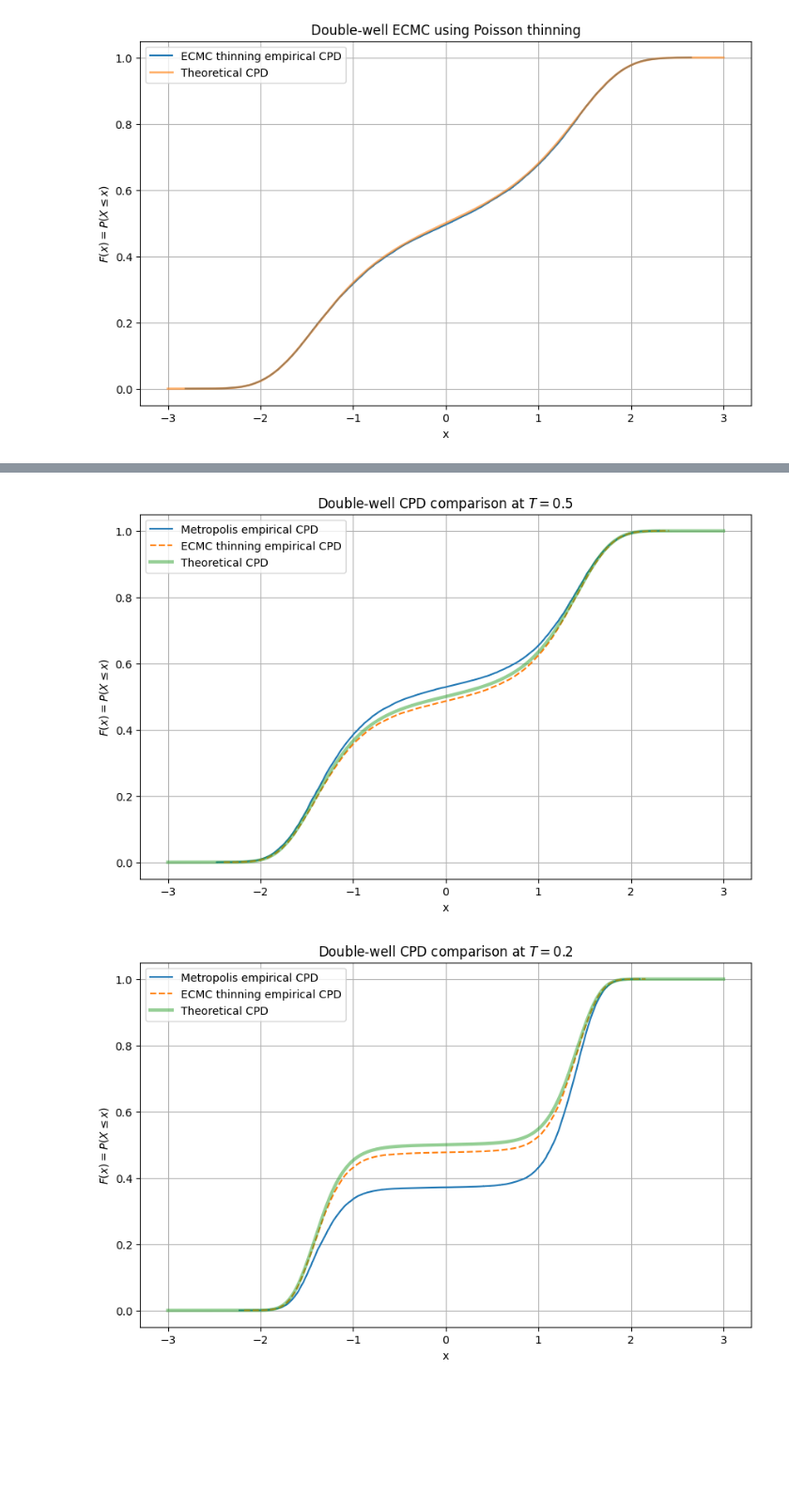
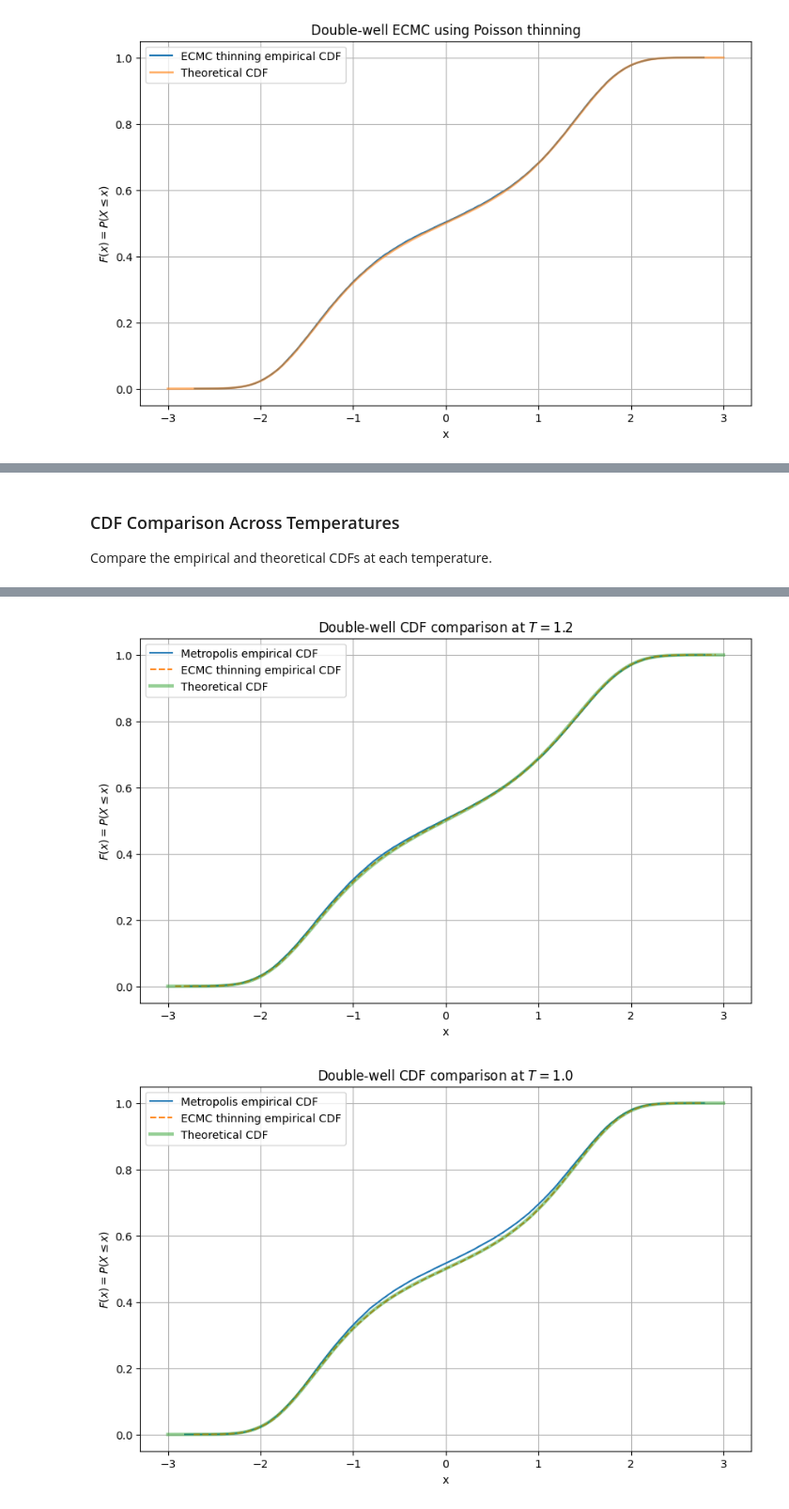
Before and after one commit to Shinichi03/PMSC_Individual_Project, a Jupyter notebook: Baseline Cases/Ground_Work.ipynb, the cells around one changed output, grey strips where cells are left out. Shown at 94% size. Drawn from its saved outputs; the diff is of its cells as text; code cells hidden in the pictures; blank space fills up the shorter version.

```diff
--- a/Baseline Cases/Ground_Work.ipynb
+++ b/Baseline Cases/Ground_Work.ipynb
@@ -95,7 +122,7 @@ def run_metropolis(initial_x, num_steps, proposal_width, temperature, potential_
 # %%
 temperature = 1.0
 initial_x = 5.0
-num_steps = 50_000
+num_steps = 10**5
 proposal_width = 2.0
 burn_in = 1_000
 
@@ -925,7 +984,7 @@ def run_ecmc_double_well(initial_x, num_burn_in_steps, num_samples, distance_bet
     return np.array([potential_trajectory, position_trajectory])
 # %%
 num_burn_in_steps = 1_000
-num_samples = 50_000
+num_samples = 10**5
 distance_between_samples = 1.0
 initial_x = 0.0
 temperature = 1.0
@@ -1274,7 +1339,7 @@ def run_ecmc_double_well_thinning(initial_x, num_burn_in_steps, num_samples, dis
 # %%
 temperature = 1.0
 num_burn_in_steps = 1_000
-num_samples = 50_000
+num_samples = 10**5
 distance_between_samples = 1.0
 initial_x = 0.0
 
@@ -1381,13 +1450,13 @@ def run_double_well_temperature_experiment(temperature, a, b, num_burn_in_steps,
 
     ecmc_samples = ecmc_trajectory[1, num_burn_in_steps:]
 
-    # CPDs.
-    metropolis_x_cpd, metropolis_y_cpd = empirical_cpd(metropolis_samples)
-    ecmc_x_cpd, ecmc_y_cpd = empirical_cpd(ecmc_samples)
+    # CDFs.
+    metropolis_x_cdf, metropolis_y_cdf = empirical_cdf(metropolis_samples)
+    ecmc_x_cdf, ecmc_y_cdf = empirical_cdf(ecmc_samples)
 
     x_grid = np.linspace(-3, 3, 4000)
 
-    theory_cpd = theoretical_cpd(
+    theory_cdf = theoretical_cdf(
         x_grid,
         double_potential,
         temperature
@@ -1415,18 +1484,18 @@ def run_double_well_temperature_experiment(temperature, a, b, num_burn_in_steps,
         "metropolis_trajectory": metropolis_trajectory,
         "metropolis_samples": metropolis_samples,
         "metropolis_acceptance_rate": metropolis_acceptance_rate,
-        "metropolis_x_cpd": metropolis_x_cpd,
-        "metropolis_y_cpd": metropolis_y_cpd,
+        "metropolis_x_cdf": metropolis_x_cdf,
+        "metropolis_y_cdf": metropolis_y_cdf,
         "rho_metropolis": rho_metropolis,
         "tau_metropolis": tau_metropolis,
         "lag_metropolis": lag_metropolis,
         "ecmc_trajectory": ecmc_trajectory,
         "ecmc_samples": ecmc_samples,
-        "ecmc_x_cpd": ecmc_x_cpd,
-        "ecmc_y_cpd": ecmc_y_cpd,
+        "ecmc_x_cdf": ecmc_x_cdf,
+        "ecmc_y_cdf": ecmc_y_cdf,
         "rho_ecmc": rho_ecmc,
         "tau_ecmc": tau_ecmc,
         "lag_ecmc": lag_ecmc,
         "x_grid": x_grid,
-        "theory_cpd": theory_cpd
+        "theory_cdf": theory_cdf
     }
@@ -1482,3 +1592,7 @@ Efficiency ratio, Metropolis / ECMC: 16.68x
+# %% [markdown]
+### CDF Comparison Across Temperatures
+
+Compare the empirical and theoretical CDFs at each temperature.
 # %%
 for temp in temperatures:
 
@@ -1487,29 +1601,29 @@ for temp in temperatures:
     plt.figure(figsize=(10, 6))
 
     plt.plot(
-        result["metropolis_x_cpd"],
-        result["metropolis_y_cpd"],
-        label="Metropolis empirical CPD"
+        result["metropolis_x_cdf"],
+        result["metropolis_y_cdf"],
+        label="Metropolis empirical CDF"
     )
 
     plt.plot(
-        result["ecmc_x_cpd"],
-        result["ecmc_y_cpd"],
+        result["ecmc_x_cdf"],
+        result["ecmc_y_cdf"],
         linestyle="--",
-        label="ECMC thinning empirical CPD"
+        label="ECMC thinning empirical CDF"
     )
 
     plt.plot(
         result["x_grid"],
-        result["theory_cpd"],
+        result["theory_cdf"],
         linewidth=3,
         alpha=0.5,
-        label="Theoretical CPD"
+        label="Theoretical CDF"
     )
 
     plt.xlabel("x")
     plt.ylabel(r"$F(x) = P(X \leq x)$")
-    plt.title(fr"Double-well CPD comparison at $T={temp}$")
+    plt.title(fr"Double-well CDF comparison at $T={temp}$")
     plt.grid()
     plt.legend()
     plt.show()
@@ -1518,2 +1632,2 @@ for temp in temperatures:
-[figure, old version]
+[figure, new version]
-[figure, old version]
+[figure, new version]
```
Also changed, not shown: parts of 53 cells of this notebook.
